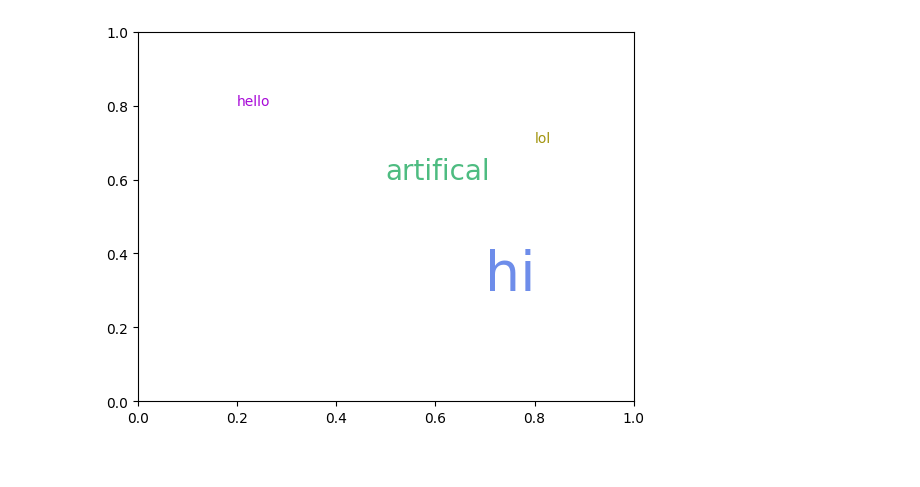
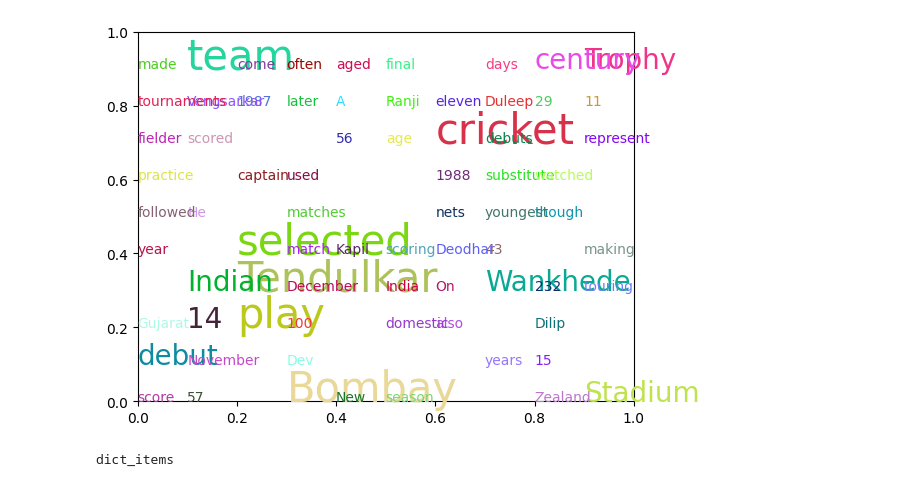
Before and after one commit to AnanthMAthreya/3rd-year-resources-2022-scheme-rvce, a Jupyter notebook: 6th sem/AI363IA-Natural Language processing and transformers(NLP)/LAB/see_2_cloud.ipynb, the cells around one changed output. Cells and saved outputs as stored; diff of their text form; code cells hidden in the pictures.

```diff
--- a/6th sem/AI363IA-Natural Language processing and transformers(NLP)/LAB/see_2_cloud.ipynb
+++ b/6th sem/AI363IA-Natural Language processing and transformers(NLP)/LAB/see_2_cloud.ipynb
@@ -41,10 +41,16 @@ def wordcloud(freq):
         color = (random.random(), random.random(), random.random())
         plt.text(x/grid_size,y/grid_size,key,fontsize=val*10, color=color)
     plt.show()
-# %%
-text="""hi hi hi hi hello lol artifical artifical
-"""
-text=preprocess(text)
-wordcloud(text)
-# %% [output]
-[figure, removed]
+# %%
+text="""On 14 November 1987, at age 14, Tendulkar was selected to represent Bombay in the Ranji Trophy for the 1987–88 season, but he was not selected for the final eleven in any of the matches, though he was often used as a substitute fielder.[43] A year later, on 11 December 1988, aged 15 years and 232 days, Tendulkar made his debut for Bombay against Gujarat at Wankhede Stadium and scored 100 (not out) in that match, making him the youngest Indian to score a century on debut in first-class cricket.[56] He was selected to play for the team by Bombay captain Dilip Vengsarkar, who watched him play Kapil Dev in Wankhede Stadium's cricket practice nets,[29] where the Indian team had come to play against the touring New Zealand team. Tendulkar followed this by scoring a century each in his Deodhar and Duleep Trophy debuts, which are also India's domestic cricket tournaments.[57]
+"""
+text=preprocess(text)
+wordcloud(text)
+# %% [output]
+[figure, added]
+# %%
+d={1:2,3:4}
+d.items()
+type(d.items())
+# %% [output]
+dict_items
```
Also changed, not shown: 7 other files.
